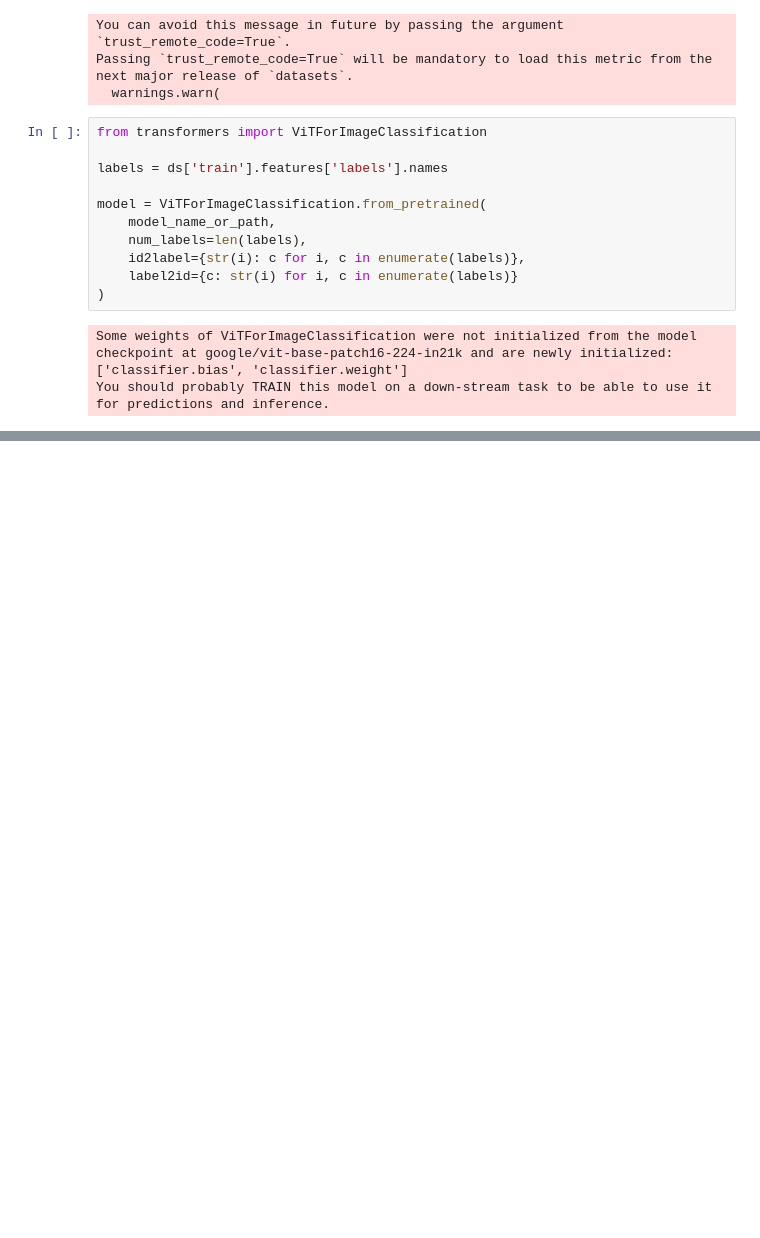
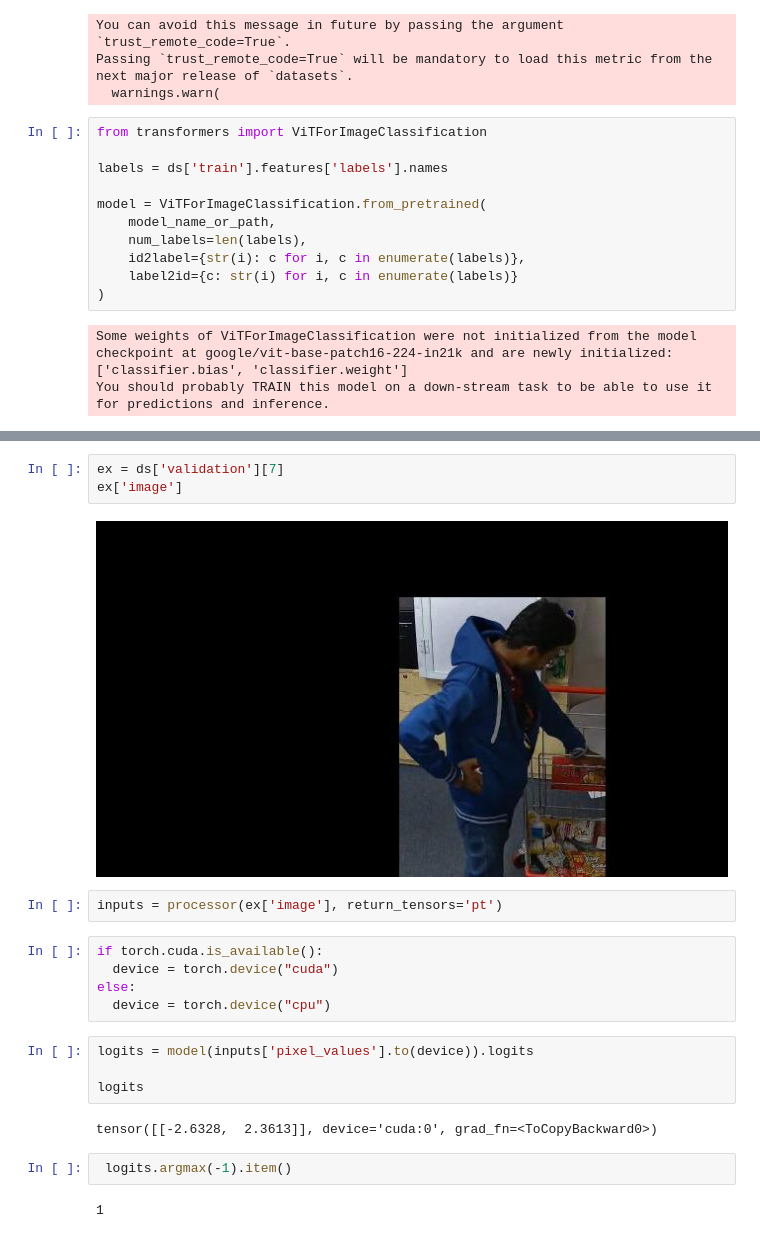
Before and after one commit to trueuser3/ML_project_2_course, a Jupyter notebook: vit.ipynb, the cells around one changed output, grey strips where cells are left out. Cells and saved outputs as stored; diff of their text form; blank space fills up the shorter version.

```diff
--- a/vit.ipynb
+++ b/vit.ipynb
@@ -140,0 +261,22 @@ KeyboardInterrupt:
+# %%
+ex = ds['validation'][7]
+ex['image']
+# %% [output]
+[figure, added]
+# %%
+inputs = processor(ex['image'], return_tensors='pt')
+# %%
+if torch.cuda.is_available():
+  device = torch.device("cuda")
+else:
+  device = torch.device("cpu")
+# %%
+logits = model(inputs['pixel_values'].to(device)).logits
+
+logits
+# %% [output]
+tensor([[-2.6328,  2.3613]], device='cuda:0', grad_fn=<ToCopyBackward0>)
+# %%
+ logits.argmax(-1).item()
+# %% [output]
+1
```
Also changed, not shown: parts of 27 cells of this notebook.
